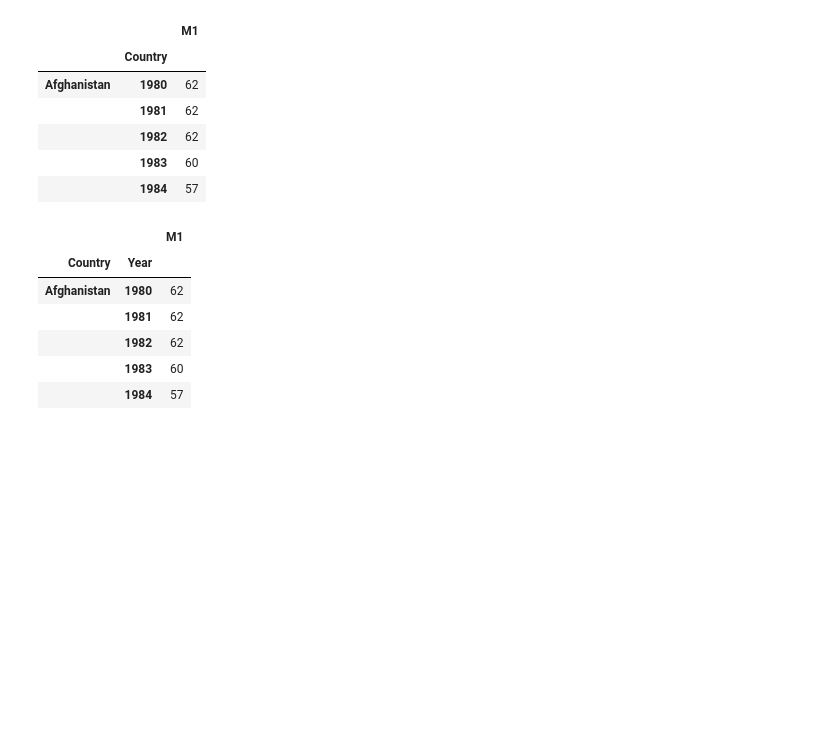
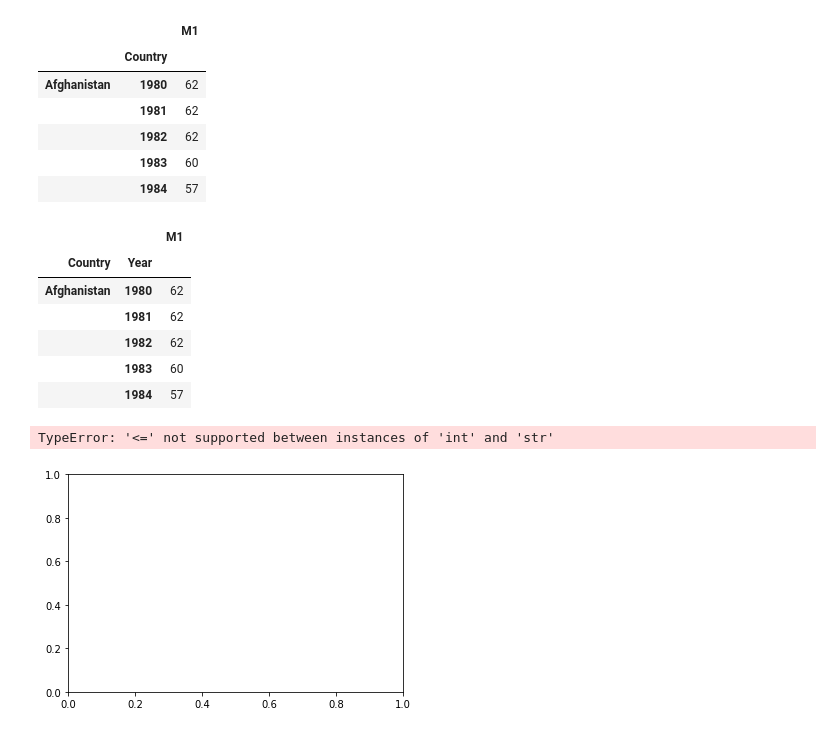
Before and after one commit to noatgnu/cds-python-graph, a Jupyter notebook: notebooks/main.ipynb, the cells around one changed output. Drawn from its saved outputs; the diff is of its cells as text; code cells hidden in the pictures; blank space fills up the shorter version.

```diff
--- a/notebooks/main.ipynb
+++ b/notebooks/main.ipynb
@@ -99,3 +99,8 @@ measles_1.head()
 |  | 1982 | 62 |
 |  | 1983 | 60 |
 |  | 1984 | 57 |
+# %%
+plt.hist(measles_1[measles_1["M1"].notnull()].values)
+# %% [output]
+TypeError: '<=' not supported between instances of 'int' and 'str'
+[figure, added]
```
